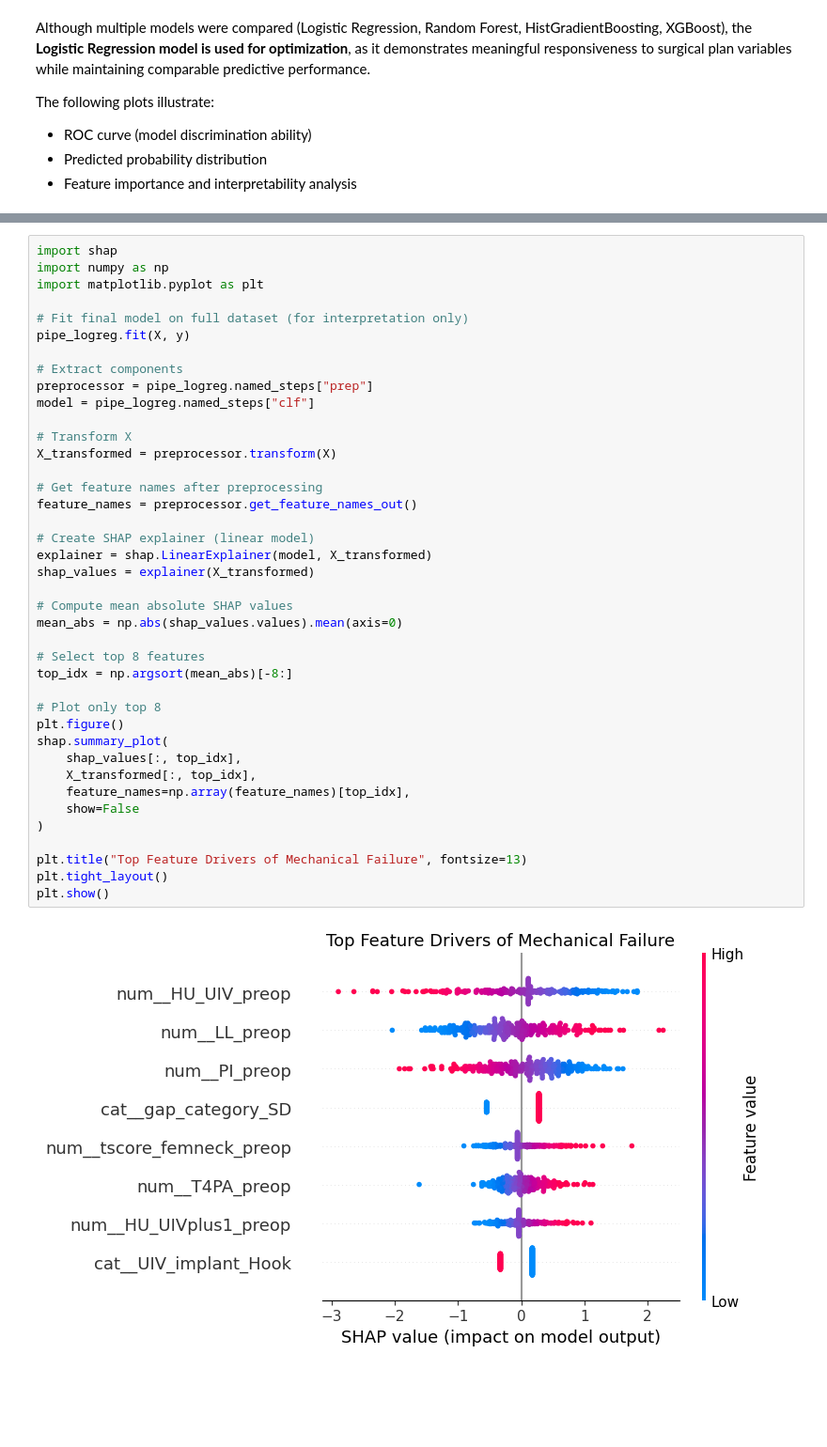
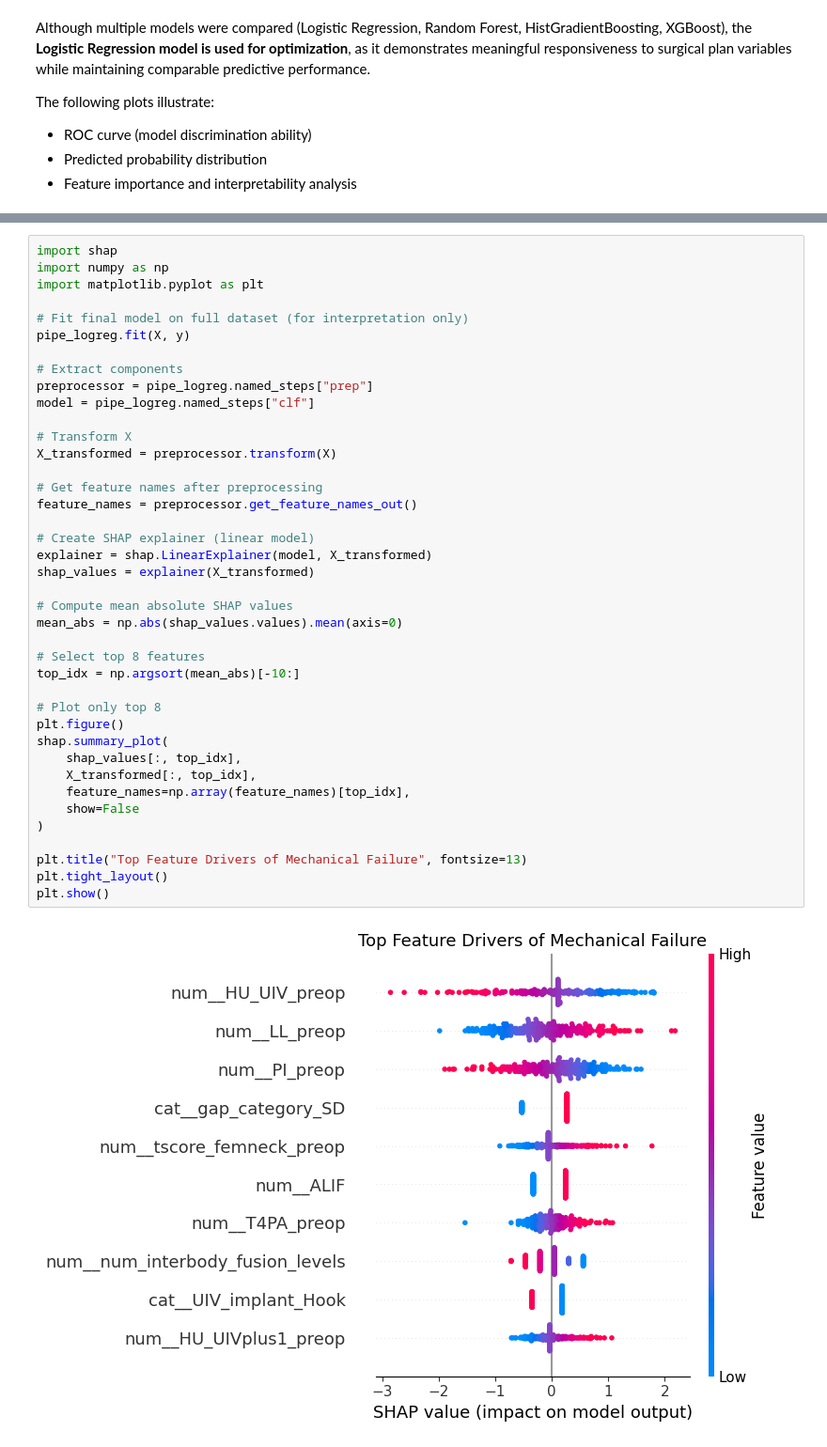
Before and after one commit to 124578-UW/Data-Science-Capstone, a Jupyter notebook: notebooks/01_mech_failure_model.ipynb, the cells around one changed output, grey strips where cells are left out. Shown at 94% size. Drawn from its saved outputs; the diff is of its cells as text; blank space fills up the shorter version.

```diff
--- a/notebooks/01_mech_failure_model.ipynb
+++ b/notebooks/01_mech_failure_model.ipynb
@@ -674,32 +684,32 @@ preprocessor = pipe_logreg.named_steps["prep"]
 model = pipe_logreg.named_steps["clf"]
 
 # Transform X
 X_transformed = preprocessor.transform(X)
 
 # Get feature names after preprocessing
 feature_names = preprocessor.get_feature_names_out()
 
 # Create SHAP explainer (linear model)
 explainer = shap.LinearExplainer(model, X_transformed)
 shap_values = explainer(X_transformed)
 
 # Compute mean absolute SHAP values
 mean_abs = np.abs(shap_values.values).mean(axis=0)
 
 # Select top 8 features
-top_idx = np.argsort(mean_abs)[-8:]
+top_idx = np.argsort(mean_abs)[-10:]
 
 # Plot only top 8
 plt.figure()
 shap.summary_plot(
     shap_values[:, top_idx],
     X_transformed[:, top_idx],
     feature_names=np.array(feature_names)[top_idx],
     show=False
 )
 
 plt.title("Top Feature Drivers of Mechanical Failure", fontsize=13)
 plt.tight_layout()
 plt.show()
 # %% [output]
-[figure, old version]
+[figure, new version]
```
Also changed, not shown: parts of 11 cells of this notebook.
